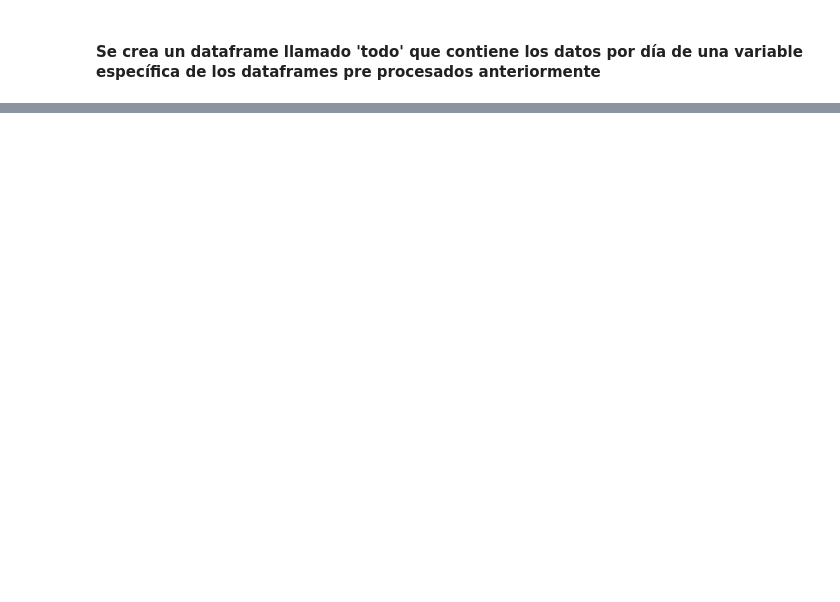
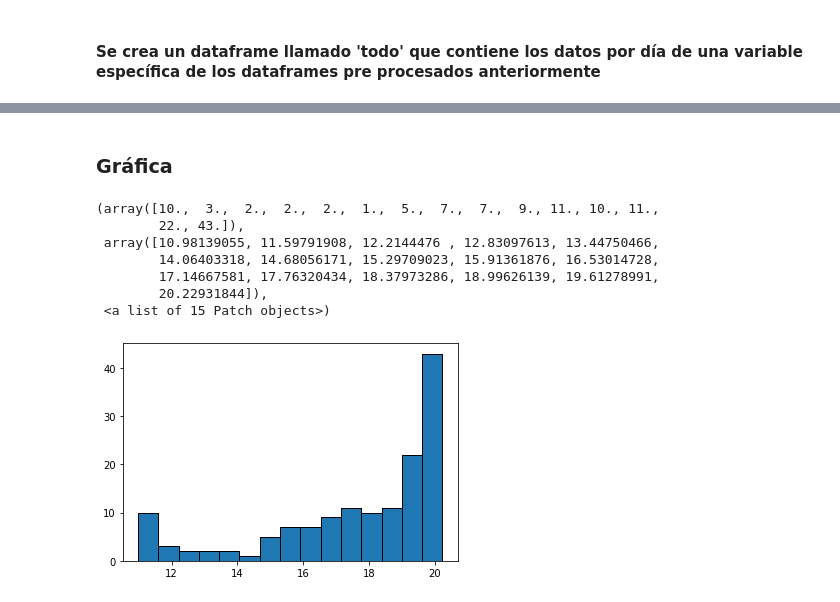
Before and after one commit to only-Robin/Proyecto-Electronica, a Jupyter notebook: DATOS SOLAR/Pre procesados/Pronóstico Solar PV.ipynb, the cells around one changed output, grey strips where cells are left out. Drawn from its saved outputs; the diff is of its cells as text; code cells hidden in the pictures; blank space fills up the shorter version.

```diff
--- a/DATOS SOLAR/Pre procesados/Pronóstico Solar PV.ipynb
+++ b/DATOS SOLAR/Pre procesados/Pronóstico Solar PV.ipynb
@@ -270,0 +297,5 @@ plt.show()
+# %%
+datos = pd.read_csv('Octubre 2020.csv')
+datos[datos['Hora']==horas[1]].columns.values[-2]
+horas = datos['Hora'].unique()
+horas
@@ -270,0 +323,14 @@ plt.show()
+# %%
+temps = np.zeros(len(horas))
+cont = 0
+for nombre in nombres2:
+    datos = pd.read_csv(nombre)
+
+    t = datos[datos['Hora']==horas[1]].columns.values[-2]#Columna donde está almacenada la temperatura
+
+    cont = cont + len(datos[datos['Hora']==horas[1]])    #Contador de días
+
+    for i in range(len(horas)):
+        temps[i] = temps[i] + datos[datos['Hora']==horas[i]][t].sum()#Actualización del vector de temperaturas
+
+todoTemp = pd.DataFrame({'Hora':horas,'Temperatura media [C]':temps/cont})
@@ -270,0 +353,13 @@ plt.show()
+# %% [markdown]
+### Gráfica
+# %%
+plt.hist(todoTemp['Temperatura media [C]'],15,ec = 'k')
+# %% [output]
+(array([10.,  3.,  2.,  2.,  2.,  1.,  5.,  7.,  7.,  9., 11., 10., 11.,
+        22., 43.]),
+ array([10.98139055, 11.59791908, 12.2144476 , 12.83097613, 13.44750466,
+        14.06403318, 14.68056171, 15.29709023, 15.91361876, 16.53014728,
+        17.14667581, 17.76320434, 18.37973286, 18.99626139, 19.61278991,
+        20.22931844]),
+ <a list of 15 Patch objects>)
+[figure, added]
```
Also changed, not shown: parts of 16 cells of this notebook.
